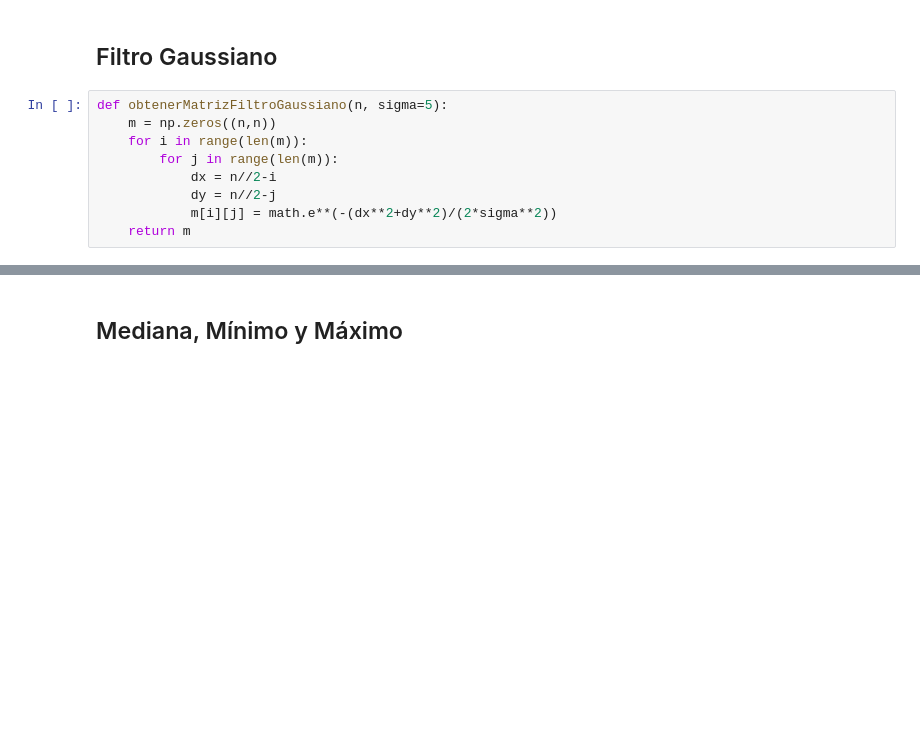
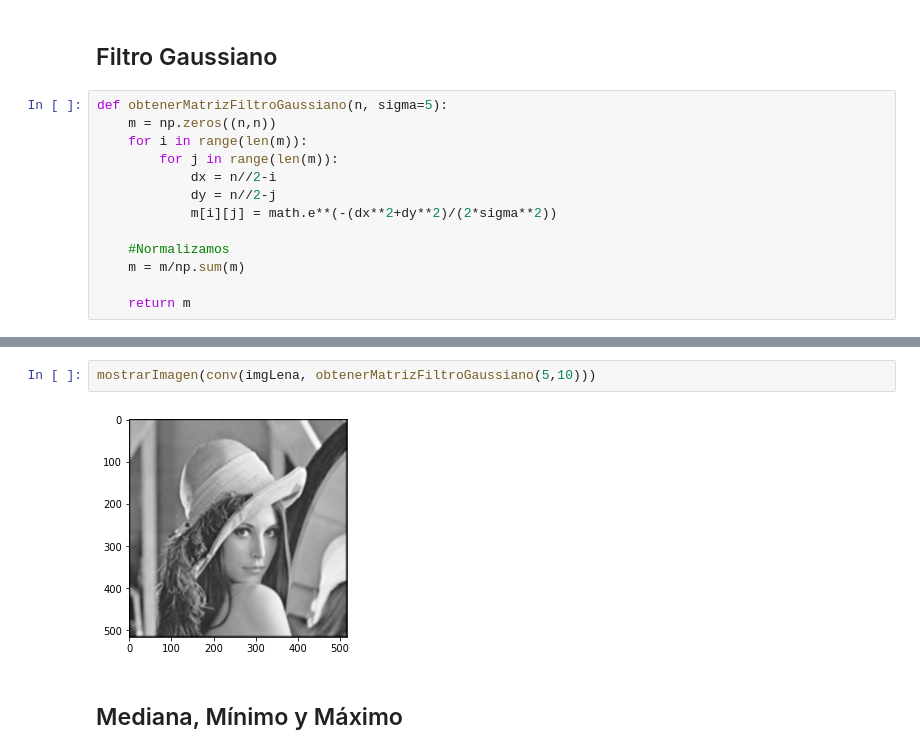
Before and after one commit to maurosch/Procesamiento-Digital-de-Imagenes, a Jupyter notebook: Guias/2 - Sistemas lineales.ipynb, the cells around one changed output, grey strips where cells are left out. Saved outputs shown, nothing was run; the diff lists cells and outputs as text; blank space fills up the shorter version.

```diff
--- a/Guias/2 - Sistemas lineales.ipynb
+++ b/Guias/2 - Sistemas lineales.ipynb
@@ -316,6 +307,10 @@ def obtenerMatrizFiltroGaussiano(n, sigma=5):
             dx = n//2-i
             dy = n//2-j
             m[i][j] = math.e**(-(dx**2+dy**2)/(2*sigma**2))
+
+    #Normalizamos
+    m = m/np.sum(m)
+
     return m
 # %%
 matrizGauss = obtenerMatrizFiltroGaussiano(5)
@@ -355,3 +328,7 @@ mostrarImagen(sharpImage(imgLena, 0.9))
+# %%
+mostrarImagen(conv(imgLena, obtenerMatrizFiltroGaussiano(5,10)))
+# %% [output]
+[figure, added]
 # %% [markdown]
 ## Mediana, Mínimo y Máximo
 # %%
```
Also changed, not shown: parts of 16 cells of this notebook, 2 other files.
